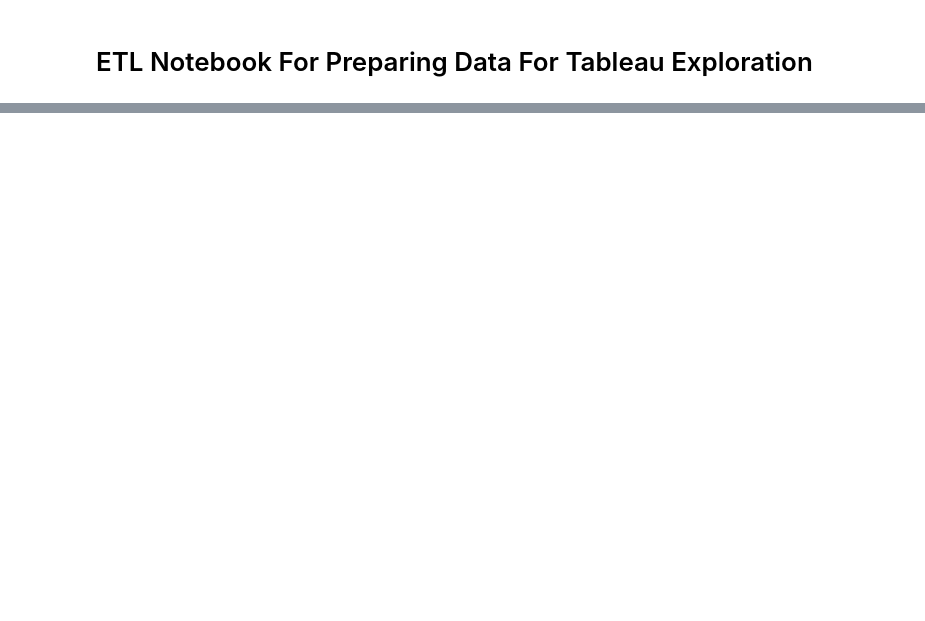
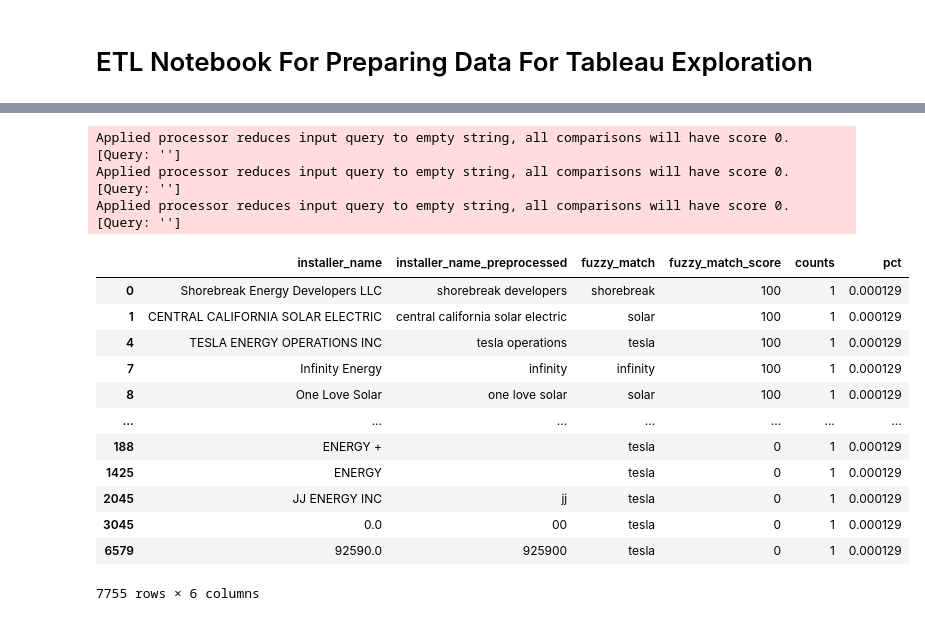
Before and after one commit to ns96/ML_Project, a Jupyter notebook: etl/etl_nstevens.ipynb, the cells around one changed output, grey strips where cells are left out. Cells and saved outputs as stored; diff of their text form; code cells hidden in the pictures; blank space fills up the shorter version.

Commit message:
Further data clean-up work for Tableau analysis

```diff
--- a/etl/etl_nstevens.ipynb
+++ b/etl/etl_nstevens.ipynb
@@ -69,0 +41,3 @@ memory usage: 2.7 MB
+# %%
+# Delete repetitions
+df = df[~df['Application Id'].duplicated(keep=False)]
@@ -93,0 +67,4 @@ print(df_final.shape)
+# %%
+# Filter the DataFrame to keep only the rows with valid customer sectors
+valid_customer_sectors = ['Residential']
+df = df[df['Customer Sector'].isin(valid_customer_sectors)]
@@ -93,0 +92,7 @@ print(df_final.shape)
+# %%
+# clean up installer names
+df_installer_names = df[['Installer Name']].dropna().copy()
+df_installer_names = df_installer_names.rename(columns={'Installer Name': 'installer_name'})
+
+df_installer_names = df_installer_names.drop_duplicates()
+df_installer_names.shape
@@ -93,0 +101,5 @@ print(df_final.shape)
+# %%
+df_installer_names_counts = df_installer_names.groupby('installer_name').size().reset_index()
+df_installer_names_counts = df_installer_names_counts.rename(columns={0: 'counts'})
+df_installer_names_counts['pct'] = df_installer_names_counts['counts']/df_installer_names_counts['counts'].sum()
+df_installer_names_counts
@@ -93,0 +202,55 @@ print(df_final.shape)
+# %%
+COMPANY_SUFFIXES = ['com', 'in', 'int', 'international', 'inc', 'incorporated',
+                    'incorporation', 'corp', 'corporation', 'cos', 'co', '& co',
+                    'intl', 'ltd', 'limited', 'plc', 'llc', 'holdings', 'hldgs',
+                    'partners', 'cl', 'pl', 'technology', 'technologies', 'energy']
+import re
+def preprocess(text):
+    # lowercase
+    text = text.lower()
+
+    # removing punctuations in string
+    text = re.sub(r'[^\w\s]', '', text)
+
+    # remove company suffixes:
+    text = ' '.join([p for p in text.split() if p not in COMPANY_SUFFIXES])
+    return text.strip()
+
+# preprocess candidate column
+installers_preprocessed = {preprocess(txt): txt for txt in installers.keys()}
+installers_preprocessed
+
+# preprocess target
+df_installer_names['installer_name_preprocessed'] = df_installer_names['installer_name'].apply(lambda x: preprocess(x))
+
+# try fuzzy matching
+from thefuzz import process, fuzz
+
+df_installer_names['fuzzy_match'] = df_installer_names['installer_name_preprocessed'].apply(
+    lambda x: process.extractOne(x, installers_preprocessed.keys(), scorer=fuzz.token_set_ratio))
+
+df_installer_names[['fuzzy_match', 'fuzzy_match_score']] = df_installer_names['fuzzy_match'].to_list()
+df_installer_names
+
+df_installer_names['fuzzy_match_score'].value_counts()
+
+# merge with counts to
+df_installer_names = df_installer_names.merge(df_installer_names_counts, on='installer_name')
+df_installer_names.sort_values(['counts', 'fuzzy_match_score'], ascending=False)
+# %% [output]
+Applied processor reduces input query to empty string, all comparisons will have score 0. [Query: '']
+Applied processor reduces input query to empty string, all comparisons will have score 0. [Query: '']
+Applied processor reduces input query to empty string, all comparisons will have score 0. [Query: '']
+|  | installer_name | installer_name_preprocessed | fuzzy_match | fuzzy_match_score | counts | pct |
+| 0 | Shorebreak Energy Developers LLC | shorebreak developers | shorebreak | 100 | 1 | 0.000129 |
+| 1 | CENTRAL CALIFORNIA SOLAR ELECTRIC | central california solar electric | solar | 100 | 1 | 0.000129 |
+| 4 | TESLA ENERGY OPERATIONS INC | tesla operations | tesla | 100 | 1 | 0.000129 |
+| 7 | Infinity Energy | infinity | infinity | 100 | 1 | 0.000129 |
+| 8 | One Love Solar | one love solar | solar | 100 | 1 | 0.000129 |
+| ... | ... | ... | ... | ... | ... | ... |
+| 188 | ENERGY + |  | tesla | 0 | 1 | 0.000129 |
+| 1425 | ENERGY |  | tesla | 0 | 1 | 0.000129 |
+| 2045 | JJ ENERGY INC | jj | tesla | 0 | 1 | 0.000129 |
+| 3045 | 0.0 | 00 | tesla | 0 | 1 | 0.000129 |
+| 6579 | 92590.0 | 925900 | tesla | 0 | 1 | 0.000129 |
+7755 rows × 6 columns
```
Also changed, not shown: parts of 22 cells of this notebook.
